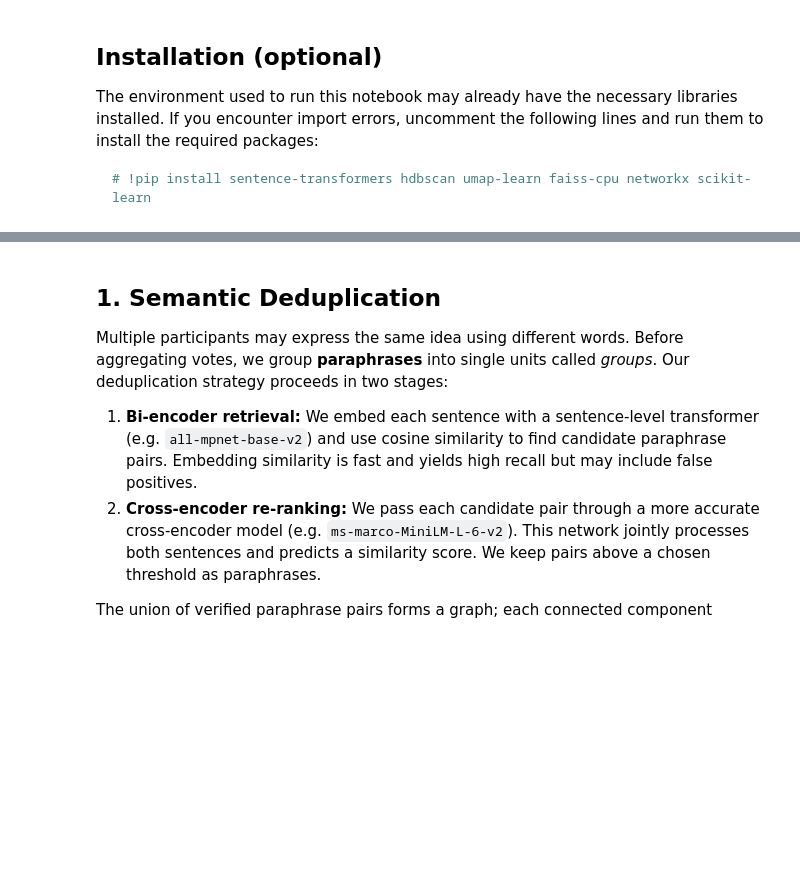
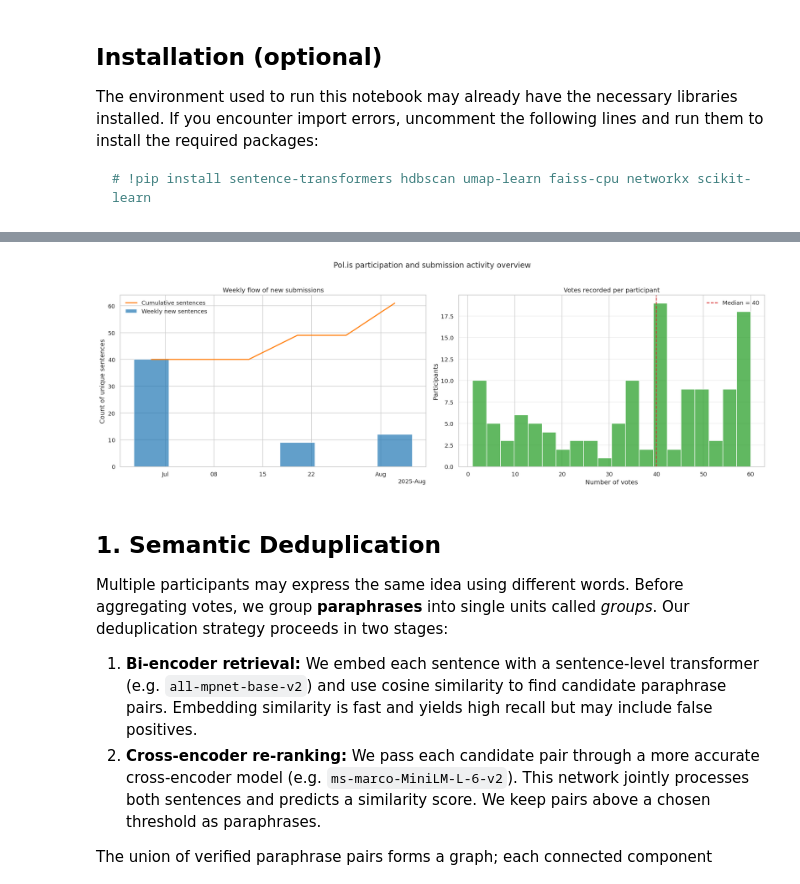
Before and after one commit to yananlong/taking_stock_facct, a Jupyter notebook: sentences_topic_pipeline.ipynb, the cells around one changed output, grey strips where cells are left out. Drawn from its saved outputs; the diff is of its cells as text; code cells hidden in the pictures; blank space fills up the shorter version.

Commit message:
Add plotting diagnostics and CPU-friendly env

```diff
--- a/sentences_topic_pipeline.ipynb
+++ b/sentences_topic_pipeline.ipynb
@@ -76,3 +131,80 @@ sentences_df.head(), votes_df.head()
+# %%
+from matplotlib.dates import AutoDateLocator, ConciseDateFormatter
+
+fig, axes = plt.subplots(1, 2, figsize=(18, 6))
+
+if sentences_df["timestamp"].notna().any():
+    comment_timeline = (
+        sentences_df.dropna(subset=["timestamp"])
+        .set_index("timestamp")["sentence_id"]
+        .resample("W")
+        .nunique()
+        .rename("unique_sentences")
+    )
+    cumulative = comment_timeline.cumsum()
+    axes[0].bar(
+        comment_timeline.index,
+        comment_timeline.values,
+        width=5,
+        color="#1f77b4",
+        alpha=0.7,
+        label="Weekly new sentences",
+    )
+    axes[0].plot(
+        comment_timeline.index,
+        cumulative.values,
+        color="#ff7f0e",
+        linewidth=2,
+        label="Cumulative sentences",
+    )
+    locator = AutoDateLocator()
+    axes[0].xaxis.set_major_locator(locator)
+    axes[0].xaxis.set_major_formatter(ConciseDateFormatter(locator))
+    axes[0].set_title("Weekly flow of new submissions")
+    axes[0].set_ylabel("Count of unique sentences")
+    axes[0].legend(frameon=False)
+else:
+    axes[0].axis("off")
+    axes[0].text(
+        0.5,
+        0.5,
+        "No timestamps available for sentences.",
+        ha="center",
+        va="center",
+        fontsize=12,
+    )
+
+votes_per_participant = votes_df.groupby("participant_id")["vote"].count()
+if not votes_per_participant.empty:
+    sns.histplot(votes_per_participant, bins=20, color="#2ca02c", ax=axes[1])
+    median_votes = votes_per_participant.median()
+    axes[1].axvline(
+        median_votes,
+        color="#d62728",
+        linestyle="--",
+        label=f"Median = {median_votes:.0f}",
+    )
+    axes[1].set_title("Votes recorded per participant")
+    axes[1].set_xlabel("Number of votes")
+    axes[1].set_ylabel("Participants")
+    axes[1].legend(frameon=False)
+    axes[1].grid(axis="y", alpha=0.4)
+else:
+    axes[1].axis("off")
+    axes[1].text(
+        0.5,
+        0.5,
+        "No participant vote activity available.",
+        ha="center",
+        va="center",
+        fontsize=12,
+    )
+
+plt.suptitle("Pol.is participation and submission activity overview", y=1.02)
+plt.tight_layout()
+plt.show()
+# %% [output]
+[figure, added]
 # %% [markdown]
 ## 1. Semantic Deduplication
 
```
Also changed, not shown: parts of 11 cells of this notebook, 8 other files.
